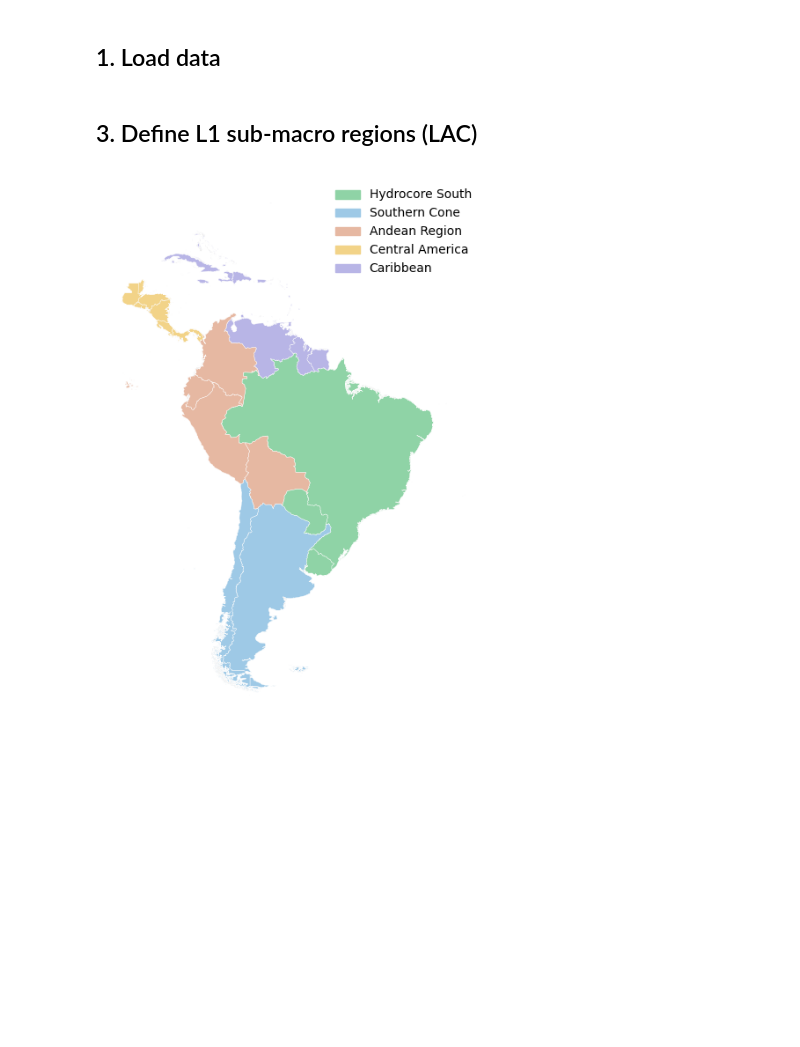
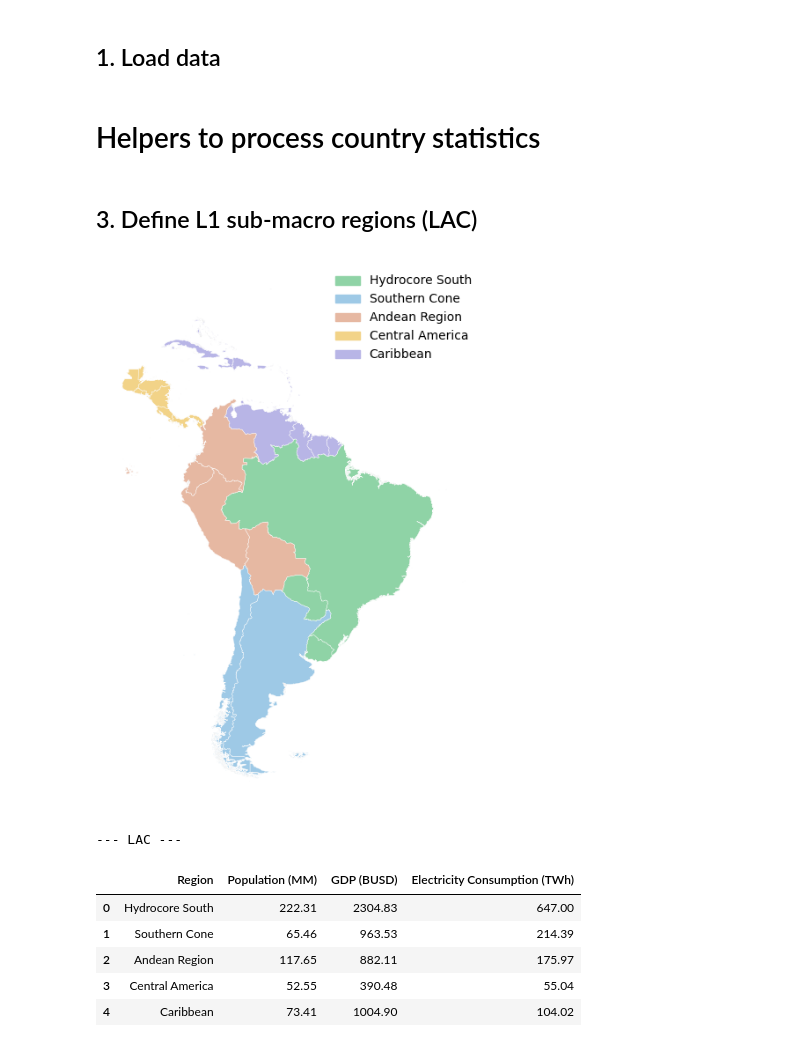
Before and after one commit to H2RES-model/H2RES-World, a Jupyter notebook: Notebooks/L1_SubMacroRegions.ipynb, the cells around one changed output. Drawn from its saved outputs; the diff is of its cells as text; code cells hidden in the pictures; blank space fills up the shorter version.

Commit message:
Update L1 subregions maps and stats

```diff
--- a/Notebooks/L1_SubMacroRegions.ipynb
+++ b/Notebooks/L1_SubMacroRegions.ipynb
@@ -13,3 +13,5 @@ base_dir = Path.cwd().parents[0]
 data_dir = base_dir / "Data" / "World Bank Official Boundaries - Admin 0_all_layers"
 shp_path = data_dir / "WB_GAD_ADM0_complete_H2RES.shp"
 gdf = gpd.read_file(shp_path)
+# %% [markdown]
+# Helpers to process country statistics
@@ -20,12 +69,7 @@ from pathlib import Path
 import geopandas as gpd
 import matplotlib.pyplot as plt
 import matplotlib.patches as mpatches
-
-# --- DATA ---
-base_dir = Path.cwd().parents[0]
-data_dir = base_dir / "Data" / "World Bank Official Boundaries - Admin 0_all_layers"
-shp_path = data_dir / "WB_GAD_ADM0_complete.shp"
-gdf = gpd.read_file(shp_path)
+from IPython.display import display
 
 # --- LISTS ---
 SOUTH_AMERICA = [
@@ -80,31 +124,42 @@ colors = {
 }
 
 # --- ASSIGN SUBREGIONS ---
 lac_gdf = gdf[gdf["NAM_0"].isin(SOUTH_AMERICA)].copy()
 lac_gdf["LAC_Region"] = None
 for region, countries in LAC_REGIONS.items():
     lac_gdf.loc[lac_gdf["NAM_0"].isin(countries), "LAC_Region"] = region
 
 # --- LIGHTWEIGHT MAP ---
 lac_plot = lac_gdf.copy()
 lac_plot["geometry"] = lac_plot["geometry"].simplify(0.05, preserve_topology=True)
 
 out_dir = base_dir / "Maps" / "Layer1"
 out_dir.mkdir(parents=True, exist_ok=True)
 out_path = out_dir / "L1_LAC.pdf"
 
 fig, ax = plt.subplots(1, 1, figsize=(10, 8))
 lac_plot.plot(
     ax=ax,
     color=lac_plot["LAC_Region"].map(colors),
     linewidth=0.3,
     edgecolor="white"
 )
 
 legend_handles = [mpatches.Patch(color=colors[k], label=k) for k in colors]
 ax.legend(handles=legend_handles, loc="upper right", frameon=False)
 ax.set_axis_off()
 
 fig.savefig(out_path, dpi=150, bbox_inches="tight")
+plt.show()
+
+lac_stats = build_region_stats(LAC_REGIONS, "LAC", gdf, stats_df)
+display(lac_stats)
 # %% [output]
-[figure, old version]
+[figure, new version]
+--- LAC ---
+|  | Region | Population (MM) | GDP (BUSD) | Electricity Consumption (TWh) |
+| 0 | Hydrocore South | 222.31 | 2304.83 | 647.00 |
+| 1 | Southern Cone | 65.46 | 963.53 | 214.39 |
+| 2 | Andean Region | 117.65 | 882.11 | 175.97 |
+| 3 | Central America | 52.55 | 390.48 | 55.04 |
+| 4 | Caribbean | 73.41 | 1004.90 | 104.02 |
```
Also changed, not shown: parts of 9 cells of this notebook, 15 other files.
